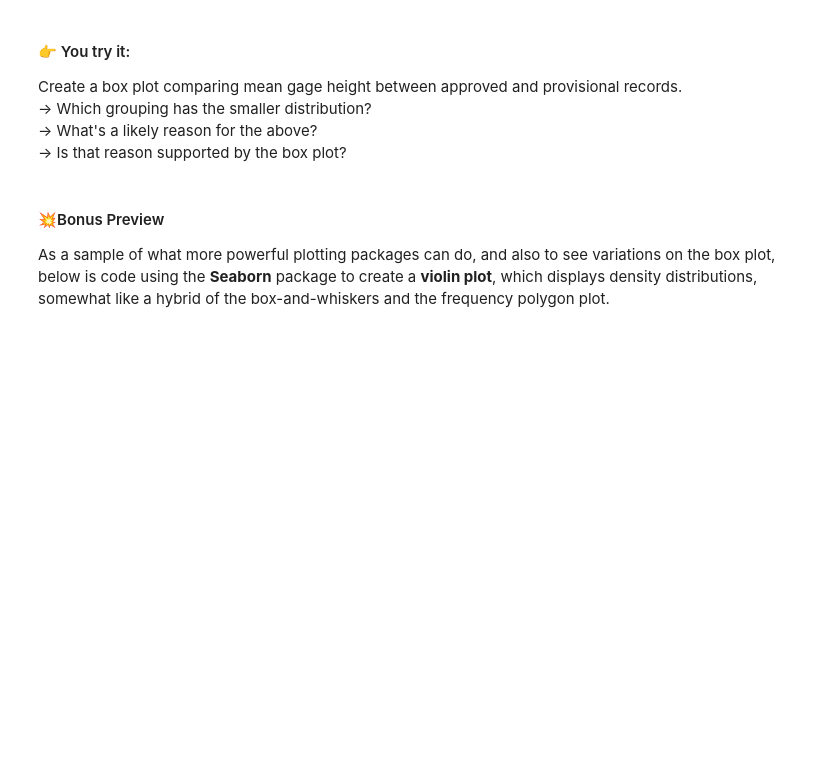
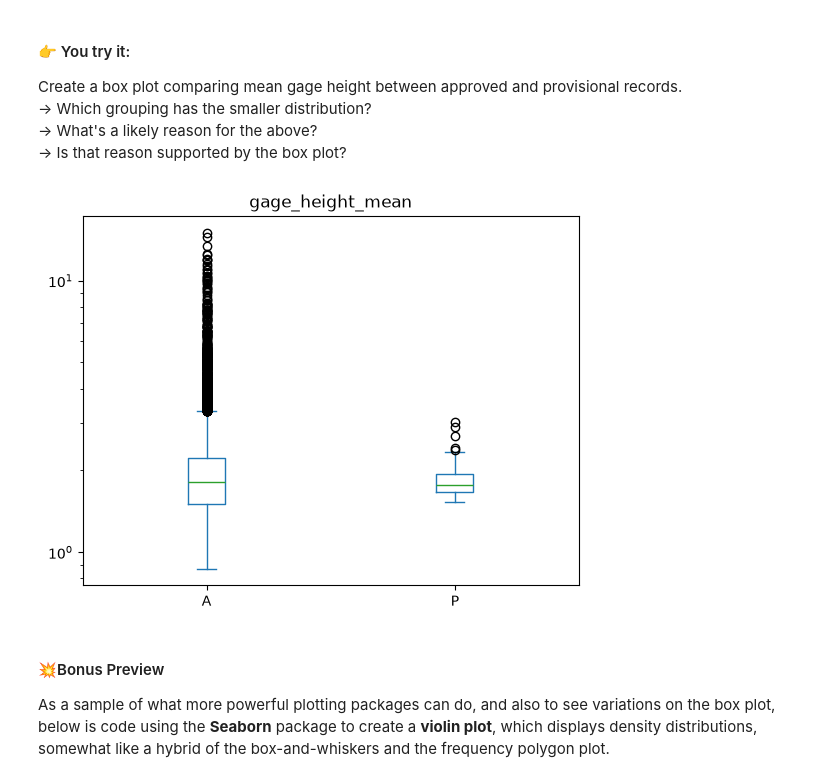
Before and after one commit to lamthieu1101/ENV700, a Jupyter notebook: lessons/M3-2-data-exploration-visual-exploration.ipynb, the cells around one changed output. Cells and saved outputs as stored; diff of their text form; code cells hidden in the pictures; blank space fills up the shorter version.

```diff
--- a/lessons/M3-2-data-exploration-visual-exploration.ipynb
+++ b/lessons/M3-2-data-exploration-visual-exploration.ipynb
@@ -252,6 +270,9 @@ Create a box plot comparing mean gage height between approved and provisional re
 → Is that reason supported by the box plot?
 # %%
 # Comparison of gage height between approved and provisional records
+USGS_flow_data[['gage_height_mean','gage_height_mean_approval']].plot(kind='box', by='gage_height_mean_approval', logy=True);
+# %% [output]
+[figure, added]
 # %% [markdown]
 #### 💥Bonus Preview
 As a sample of what more powerful plotting packages can do, and also to see variations on the box plot, below is code using the **Seaborn** package to create a **violin plot**, which displays density distributions, somewhat like a hybrid of the box-and-whiskers and the frequency polygon plot.
```
Also changed, not shown: parts of 6 cells of this notebook.
